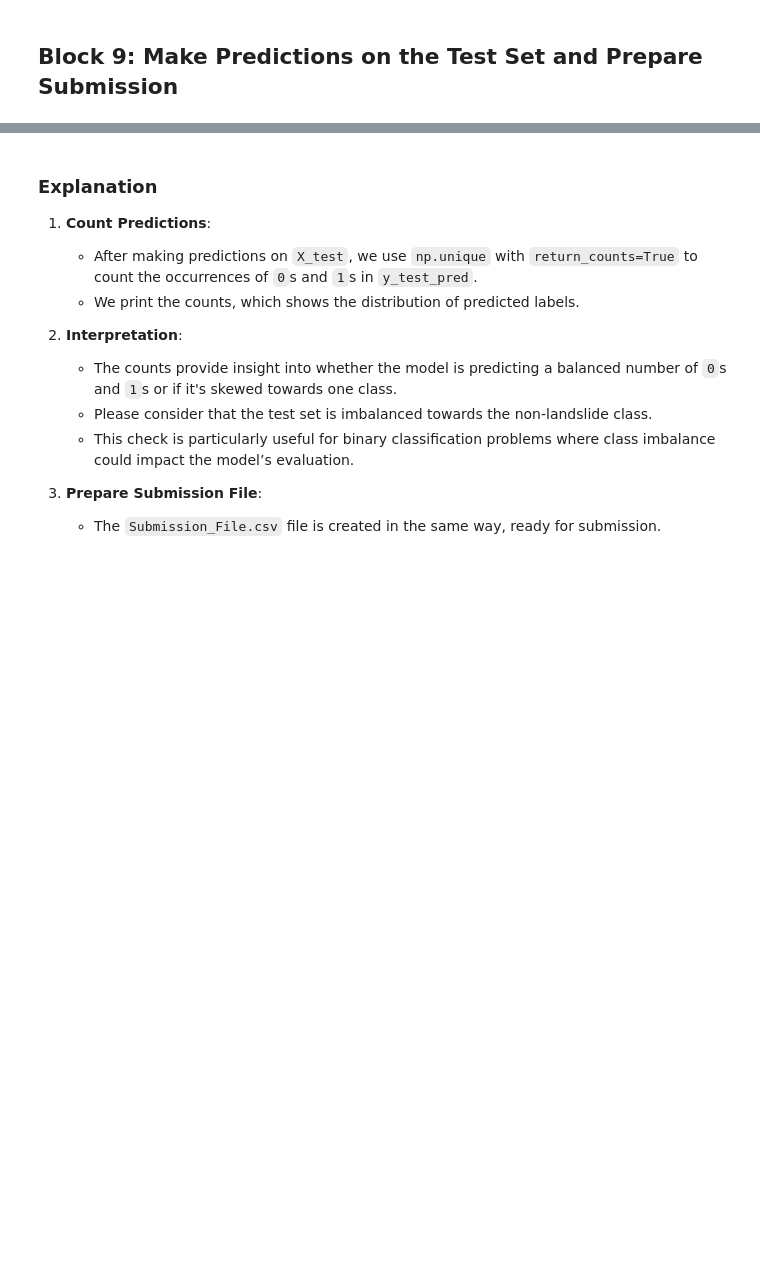
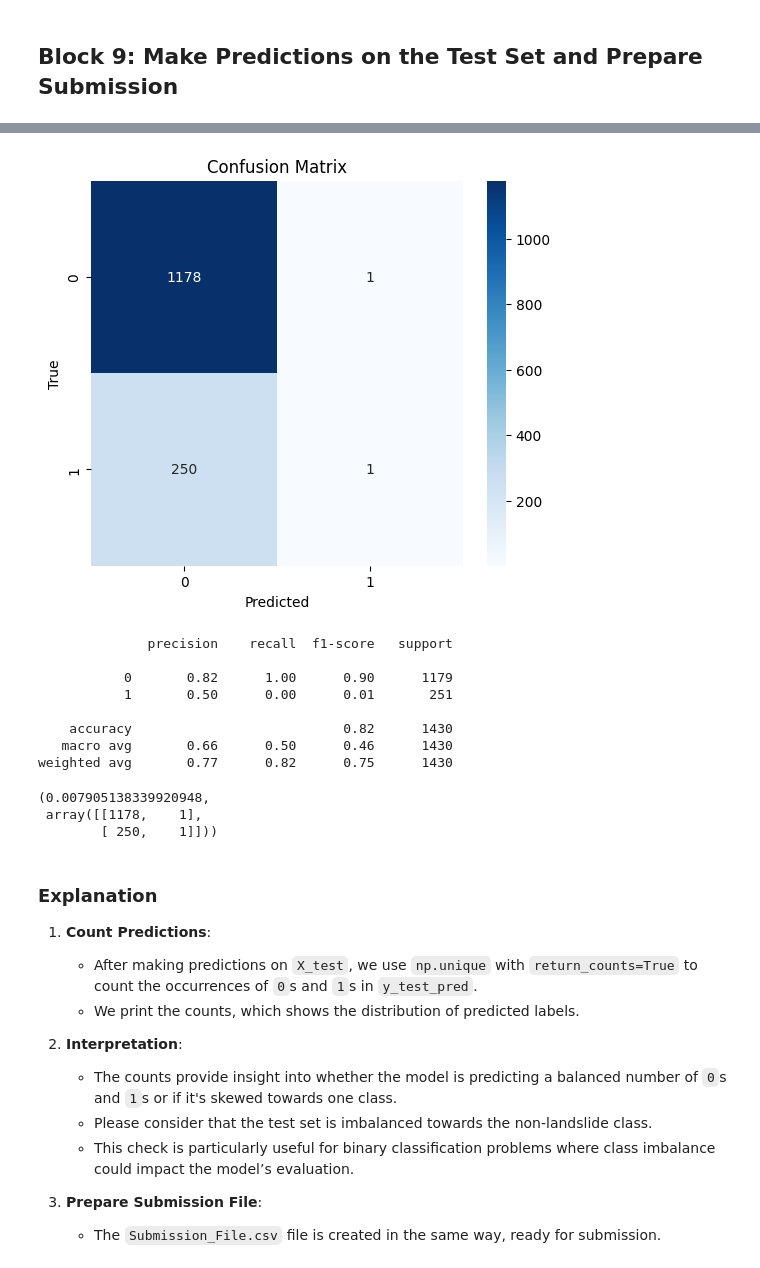
Before and after one commit to Kanyenje-Brian/Landslide-Detection, a Jupyter notebook: Project Notebook.ipynb, the cells around one changed output, grey strips where cells are left out. Cells and saved outputs as stored; diff of their text form; code cells hidden in the pictures; blank space fills up the shorter version.

```diff
--- a/Project Notebook.ipynb
+++ b/Project Notebook.ipynb
@@ -231,5 +294,5 @@ test_ds = test_datagen.flow(
 5. **Generators**:
    - `train_ds` and `val_ds` are created using `.flow()`, which yields data in batches for efficient training and validation.
 # %%
-X_batch, y_batch = train_ds[0]
+X_batch, y_batch = train_gen[0]
 # %%
@@ -506,0 +984,7 @@ This combined plot of accuracy and loss offers a comprehensive view of model per
+# %%
+import lightgbm as lgb
+from lightgbm import LGBMClassifier
+
+# 1️⃣ Train LightGBM
+lgb_model = LGBMClassifier(n_estimators=500, max_depth=-1, learning_rate=0.05)
+lgb_model.fit(X_train, y_train)
@@ -536,0 +1176,34 @@ Sample submission file created as 'Submission_File.csv'.
+# %%
+from tensorflow.keras.applications import ResNet50
+from tensorflow.keras.models import Model
+from tensorflow.keras.layers import Input, GlobalAveragePooling2D, Flatten
+resnet_model = ResNet50(
+    include_top=False,
+    weights=None,
+    input_shape=(X_train.shape[1:])
+)
+
+for layer in resnet_model.layers:
+    layer.trainable = False
+
+# Build classification head
+inputs = Input(shape=X_train.shape[1:])
+x = resnet_model(inputs, training=False)  # Keep batchnorm frozen
+x = GlobalAveragePooling2D()(x)
+x = Dense(256, activation='relu')(x)
+x = BatchNormalization()(x)
+x = Dropout(0.4)(x)
+outputs = Dense(1, activation='sigmoid')(x)
+
+rs_model = Model(inputs, outputs)
+
+rs_model.compile(optimizer='adam',
+             loss = focal_loss(gamma=2.0, alpha=0.5),
+             metrics = ['accuracy', f1_m])
+
+rs_model.fit(train_ds,
+             epochs=15,
+             validation_data=val_ds,
+             class_weight=class_weights_dict
+
+)
@@ -536,0 +1229,3 @@ Sample submission file created as 'Submission_File.csv'.
+# %%
+evaluate_model(rs_model, X_test)
+# %% [output]
@@ -537,3 +1234,15 @@ Sample submission file created as 'Submission_File.csv'.
+[figure, added]
+              precision    recall  f1-score   support
+
+           0       0.82      1.00      0.90      1179
+           1       0.50      0.00      0.01       251
+
+    accuracy                           0.82      1430
+   macro avg       0.66      0.50      0.46      1430
+weighted avg       0.77      0.82      0.75      1430
+(0.007905138339920948,
+ array([[1178,    1],
+        [ 250,    1]]))
 # %% [markdown]
 ### Explanation
 1. **Count Predictions**:
```
Also changed, not shown: parts of 47 cells of this notebook.
